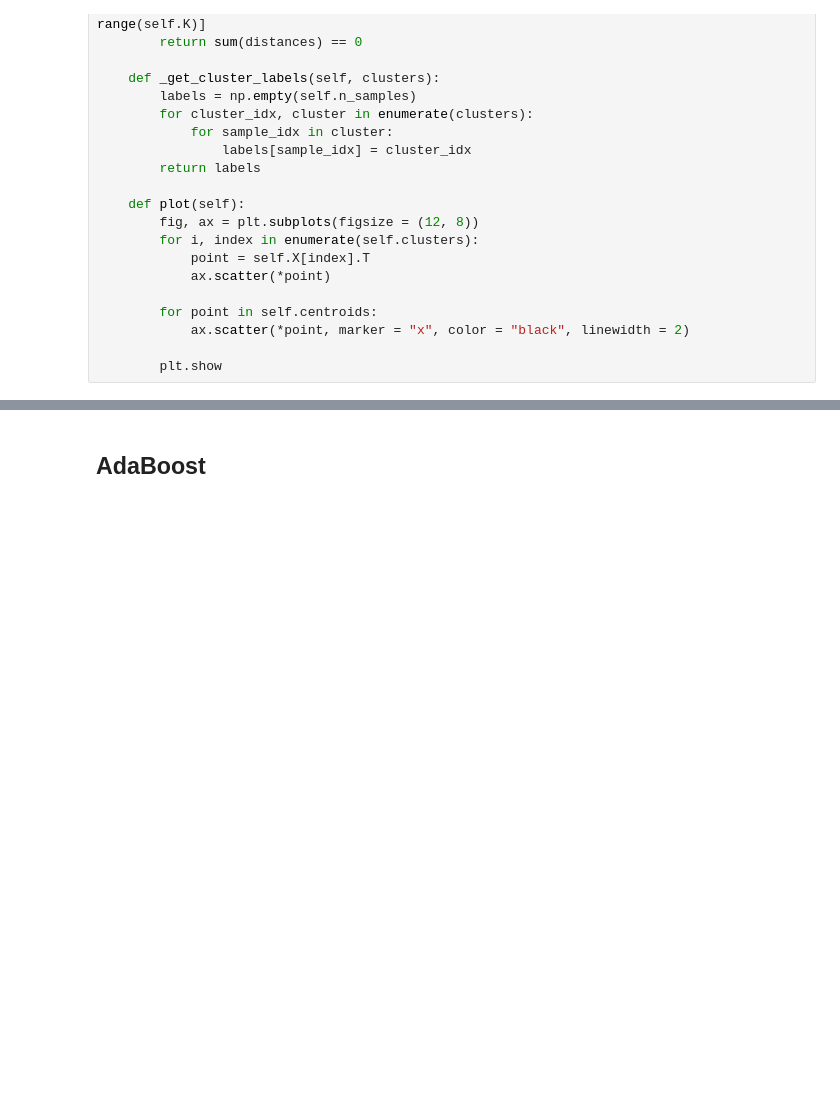
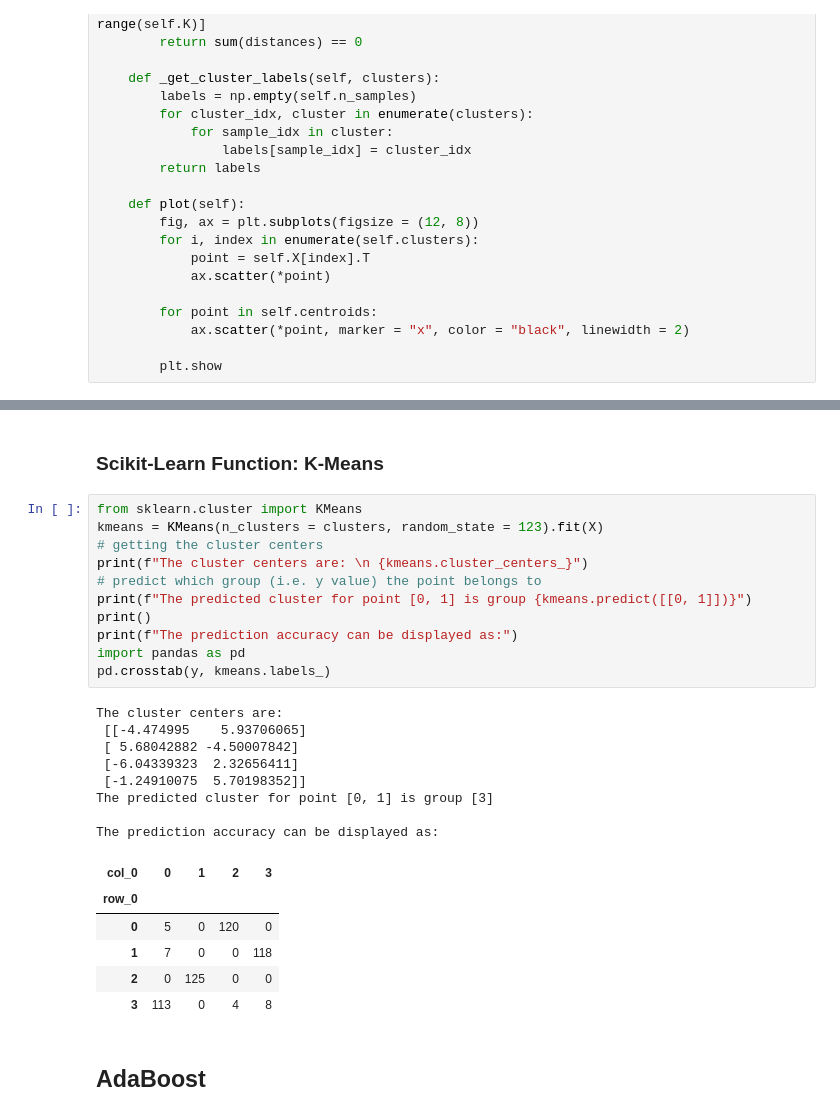
Before and after one commit to ChenshuLiu/Machine-Learning-in-Python, a Jupyter notebook: Machine Learning in Python.ipynb, the cells around one changed output, grey strips where cells are left out. Cells and saved outputs as stored; diff of their text form; blank space fills up the shorter version.

```diff
--- a/Machine Learning in Python.ipynb
+++ b/Machine Learning in Python.ipynb
@@ -1202,3 +1228,31 @@ k.plot()
+# %% [markdown]
+### Scikit-Learn Function: K-Means
+# %%
+from sklearn.cluster import KMeans
+kmeans = KMeans(n_clusters = clusters, random_state = 123).fit(X)
+# getting the cluster centers
+print(f"The cluster centers are: \n {kmeans.cluster_centers_}")
+# predict which group (i.e. y value) the point belongs to
+print(f"The predicted cluster for point [0, 1] is group {kmeans.predict([[0, 1]])}")
+print()
+print(f"The prediction accuracy can be displayed as:")
+import pandas as pd
+pd.crosstab(y, kmeans.labels_)
+# %% [output]
+The cluster centers are:
+ [[-4.474995    5.93706065]
+ [ 5.68042882 -4.50007842]
+ [-6.04339323  2.32656411]
+ [-1.24910075  5.70198352]]
+The predicted cluster for point [0, 1] is group [3]
+
+The prediction accuracy can be displayed as:
+| col_0 | 0 | 1 | 2 | 3 |
+| row_0 |  |  |  |  |
+| 0 | 5 | 0 | 120 | 0 |
+| 1 | 7 | 0 | 0 | 118 |
+| 2 | 0 | 125 | 0 | 0 |
+| 3 | 113 | 0 | 4 | 8 |
 # %% [markdown]
 ## AdaBoost
 # %% [markdown]
```
Also changed, not shown: parts of 72 cells of this notebook, 1 other file.
